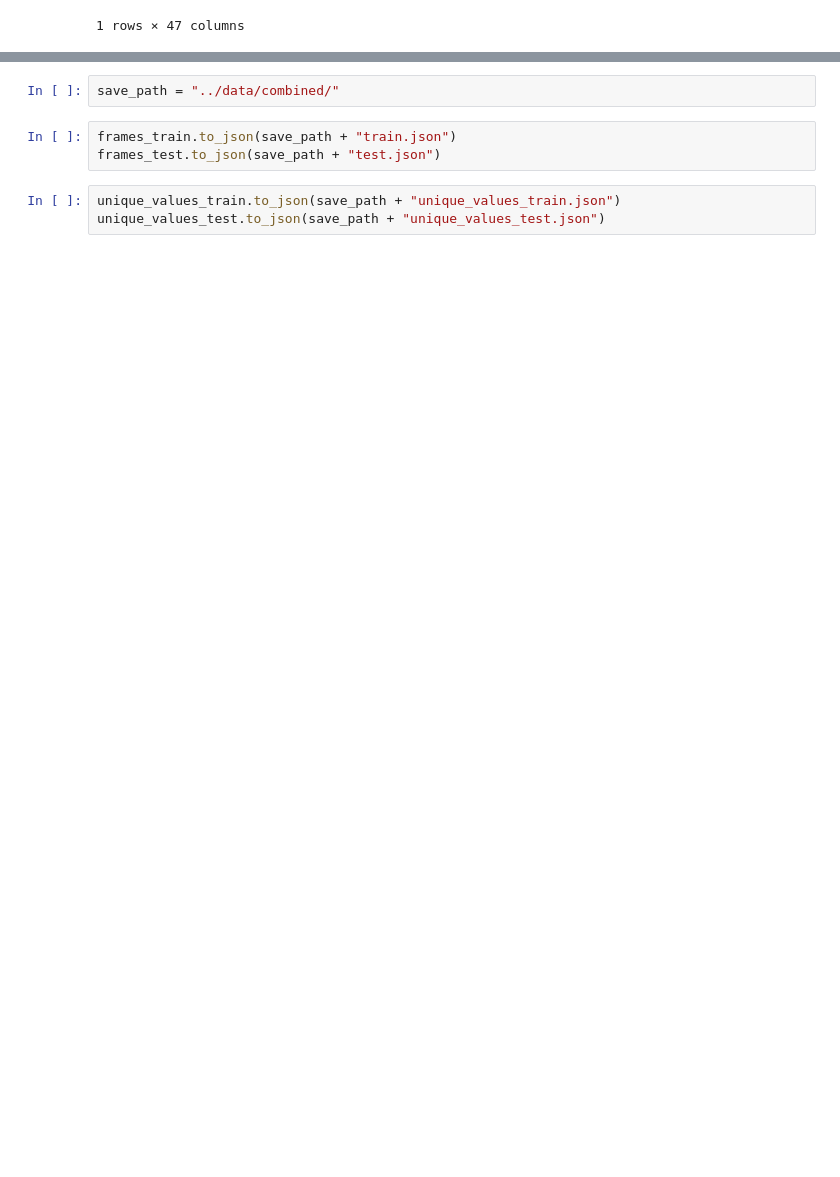
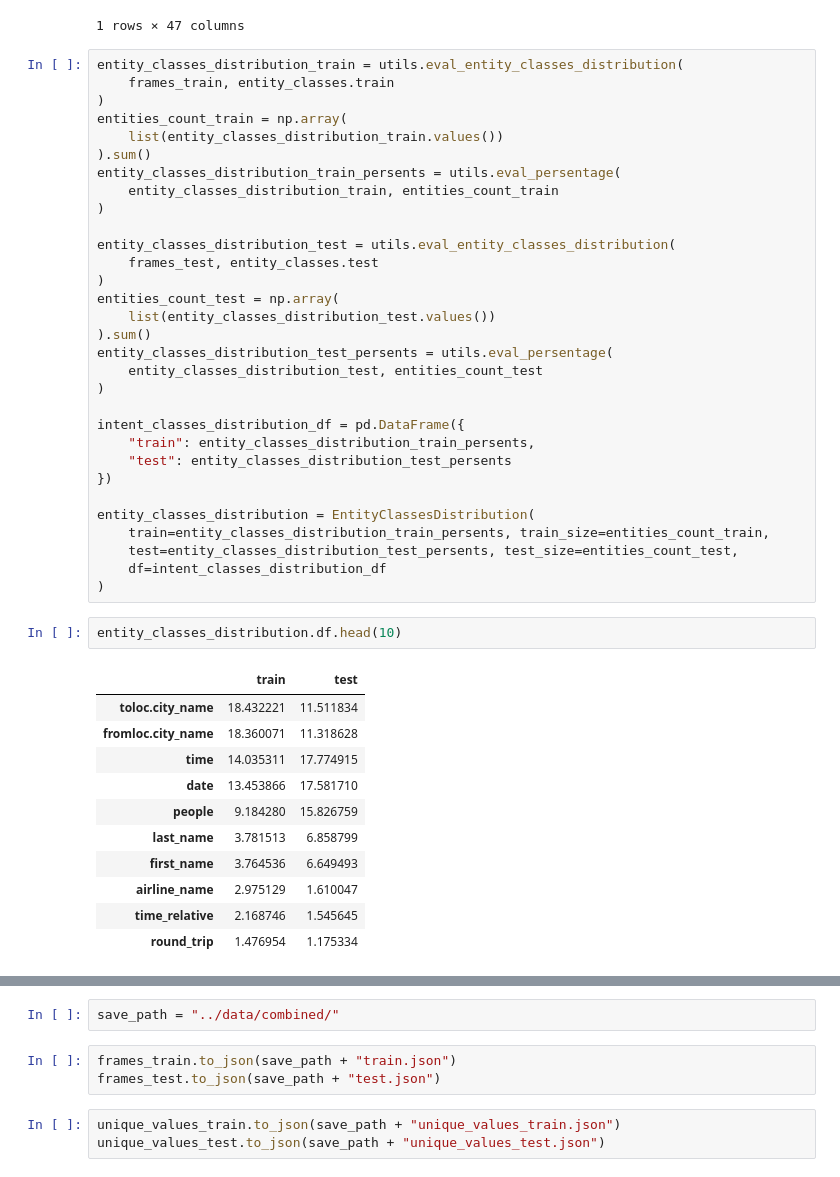
Before and after one commit to boorlakov/NER, a Jupyter notebook: notebooks/pooling_analysis.ipynb, the cells around one changed output, grey strips where cells are left out. Drawn from its saved outputs; the diff is of its cells as text; blank space fills up the shorter version.

```diff
--- a/notebooks/pooling_analysis.ipynb
+++ b/notebooks/pooling_analysis.ipynb
@@ -841,3 +841,48 @@ unique_values_test
 |  | days_code | last_name | airline_name | round_trip | flight_number | toloc.country_name | fromloc.state_code | ... |
 | 0 | [sa] | [Albarez, Deskins, Rokos, Malloy,... | [american, canadian airlines, con... | [round trips, back, return, one w... | [1207, 665 673, 608, 486, 811, 38... | [canada] | [dc] | ... |
 1 rows × 47 columns
+# %%
+entity_classes_distribution_train = utils.eval_entity_classes_distribution(
+    frames_train, entity_classes.train
+)
+entities_count_train = np.array(
+    list(entity_classes_distribution_train.values())
+).sum()
+entity_classes_distribution_train_persents = utils.eval_persentage(
+    entity_classes_distribution_train, entities_count_train
+)
+
+entity_classes_distribution_test = utils.eval_entity_classes_distribution(
+    frames_test, entity_classes.test
+)
+entities_count_test = np.array(
+    list(entity_classes_distribution_test.values())
+).sum()
+entity_classes_distribution_test_persents = utils.eval_persentage(
+    entity_classes_distribution_test, entities_count_test
+)
+
+intent_classes_distribution_df = pd.DataFrame({
+    "train": entity_classes_distribution_train_persents,
+    "test": entity_classes_distribution_test_persents
+})
+
+entity_classes_distribution = EntityClassesDistribution(
+    train=entity_classes_distribution_train_persents, train_size=entities_count_train,
+    test=entity_classes_distribution_test_persents, test_size=entities_count_test,
+    df=intent_classes_distribution_df
+)
+# %%
+entity_classes_distribution.df.head(10)
+# %% [output]
+|  | train | test |
+| toloc.city_name | 18.432221 | 11.511834 |
+| fromloc.city_name | 18.360071 | 11.318628 |
+| time | 14.035311 | 17.774915 |
+| date | 13.453866 | 17.581710 |
+| people | 9.184280 | 15.826759 |
+| last_name | 3.781513 | 6.858799 |
+| first_name | 3.764536 | 6.649493 |
+| airline_name | 2.975129 | 1.610047 |
+| time_relative | 2.168746 | 1.545645 |
+| round_trip | 1.476954 | 1.175334 |
```
Also changed, not shown: parts of 1 cell of this notebook.
